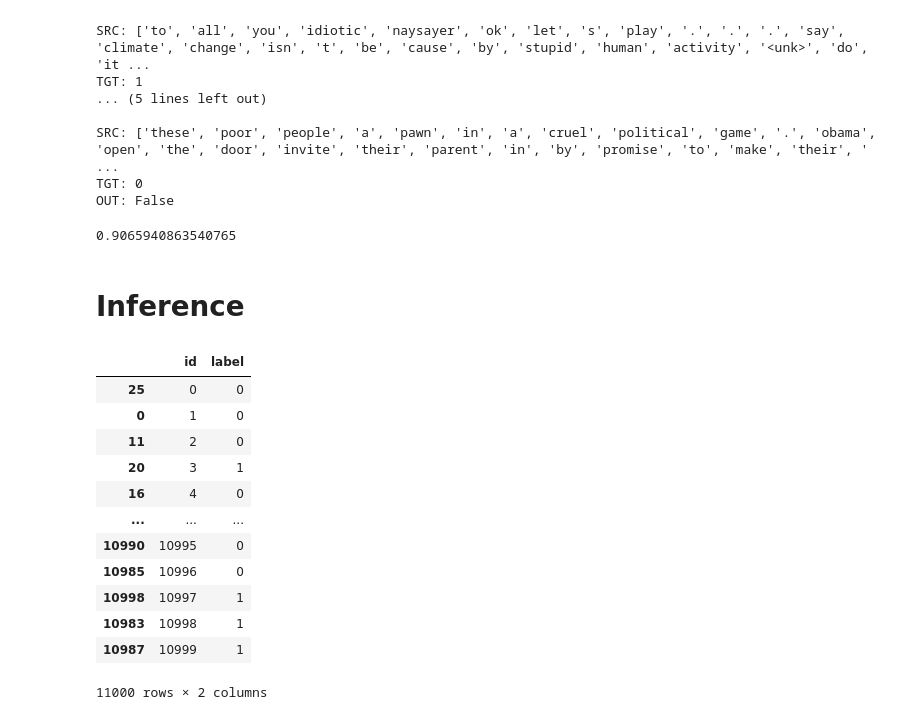
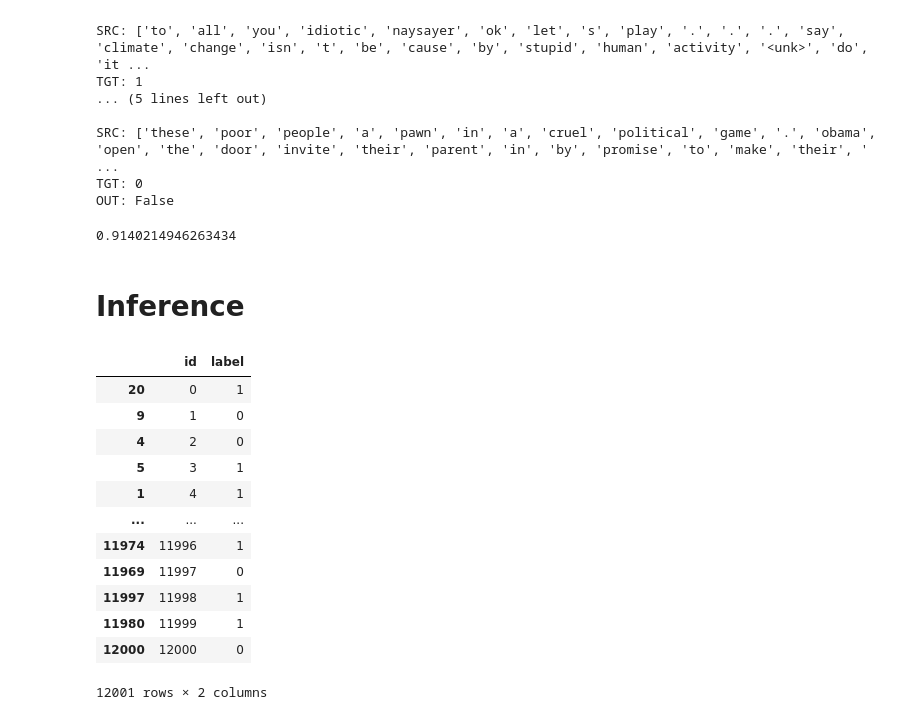
Before and after one commit to nlgkhoi/aalto-snlp-project-spring-2024, a Jupyter notebook: rnn.ipynb, the cells around one changed output. Saved outputs shown, nothing was run; the diff lists cells and outputs as text; code cells hidden in the pictures.

Commit message:
update lstm_cnn_glove training result

```diff
--- a/rnn.ipynb
+++ b/rnn.ipynb
@@ -840,7 +851,7 @@ Success
 print('Classify training data:')
 print('-----------------------------')
 pad_src_seqs, src_seq_lengths, pad_tgt_seqs, ids = next(iter(valloader))
-out_seqs = classify(lstm_glove, pad_src_seqs, src_seq_lengths)
+out_seqs = classify(lstm_cnn_glove, pad_src_seqs, src_seq_lengths)
 
 for i in range(5):
     print('SRC:', seq_to_tokens(pad_src_seqs[:,i], trainset.vocab))
@@ -886,9 +897,9 @@ def test_f1_score(lstm, dataloader=valloader):
     return f1_score(y_true, y_pred)
 # %%
 # print(test_accuracy(lstm_glove, valloader))
-print(test_f1_score(lstm_glove, valloader))
+print(test_f1_score(lstm_cnn_glove, valloader))
 # %% [output]
-0.9065940863540765
+0.9140214946263434
 # %% [markdown]
 # Inference
 # %%
@@ -898,45 +909,45 @@ print(test_f1_score(lstm_glove, valloader))
 # torch.save(testset, 'testset.pth')
 
 # load testset
-testset = torch.load('dataloaders/testset.pth')
-testloader = DataLoader(dataset=testset, batch_size=1, shuffle=False, collate_fn=collate, pin_memory=True)
+testset = torch.load('datasets/lstm/testset.pth')
+testloader = DataLoader(dataset=testset, batch_size=32, shuffle=False, collate_fn=collate, pin_memory=True)
 # %%
 # do inference on test set and save the results into csv file
 def test_inference(lstm, output_filename='submission.csv', testset=testset):
     testloader = DataLoader(dataset=testset, batch_size=32, shuffle=False, collate_fn=collate, pin_memory=True)
     out = []
     indices = []
     for i, (src_seqs, src_seq_lengths, tgt_labels, ids) in enumerate(testloader):
         out_seqs = classify(lstm, src_seqs, src_seq_lengths)
         try:
             out.extend(out_seqs.squeeze().cpu().numpy())
         except:
             out.append(out_seqs.squeeze().cpu().numpy())
         indices.extend(ids)
     df = pd.DataFrame({'id': indices, 'label': out})
     # convert label to int
     df['label'] = df['label'].astype(int)
     # sort by id
     df = df.sort_values(by='id')
     df.to_csv(output_filename, index=False)
     return df
 
-test_inference(lstm_glove, output_filename='dev_inference.csv', testset=valset)
-# test_inference(lstm_glove, output_filename='submission.csv', testset=testset)
+# test_inference(lstm_cnn_glove, output_filename='dev_inference.csv', testset=valset)
+test_inference(lstm_cnn_glove, output_filename='submission.csv', testset=testset)
 # %% [output]
 |  | id | label |
-| 25 | 0 | 0 |
-| 0 | 1 | 0 |
-| 11 | 2 | 0 |
-| 20 | 3 | 1 |
-| 16 | 4 | 0 |
+| 20 | 0 | 1 |
+| 9 | 1 | 0 |
+| 4 | 2 | 0 |
+| 5 | 3 | 1 |
+| 1 | 4 | 1 |
 | ... | ... | ... |
-| 10990 | 10995 | 0 |
-| 10985 | 10996 | 0 |
-| 10998 | 10997 | 1 |
-| 10983 | 10998 | 1 |
-| 10987 | 10999 | 1 |
+| 11974 | 11996 | 1 |
+| 11969 | 11997 | 0 |
+| 11997 | 11998 | 1 |
+| 11980 | 11999 | 1 |
+| 12000 | 12000 | 0 |
-11000 rows × 2 columns
+12001 rows × 2 columns
 # %%
 # import precision_score, recall_score, f1_score
 from sklearn.metrics import precision_score, recall_score, f1_score
```
Also changed, not shown: parts of 6 cells of this notebook, 2 other files.
